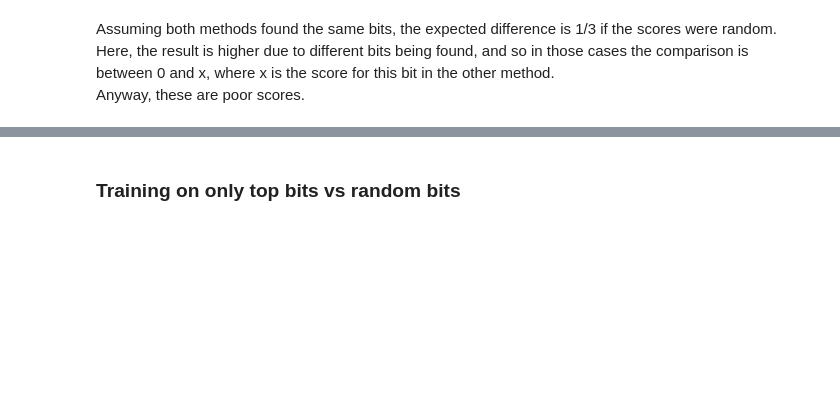
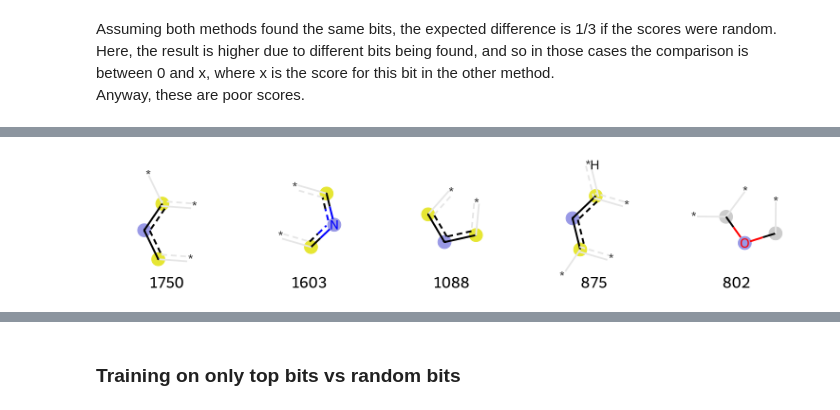
Before and after one commit to ktylus/qsar-models-explainability, a Jupyter notebook: lime_and_feature_importance.ipynb, the cells around one changed output, grey strips where cells are left out. Saved outputs shown, nothing was run; the diff lists cells and outputs as text; code cells hidden in the pictures; blank space fills up the shorter version.

```diff
--- a/lime_and_feature_importance.ipynb
+++ b/lime_and_feature_importance.ipynb
@@ -224,0 +269,7 @@ synthetic_result
+# %%
+cyp_top_5_feature_importances = cyp_model.get_feature_importance(prettified=True).head(5)
+plot = draw_many_morgan_bits(cyp_train, cyp_top_5_feature_importances["Feature Id"].astype(int))
+plot.save("results/cyp_top_5_feature_importances.png")
+plot
+# %% [output]
+[figure, added]
```
Also changed, not shown: parts of 14 cells of this notebook.
